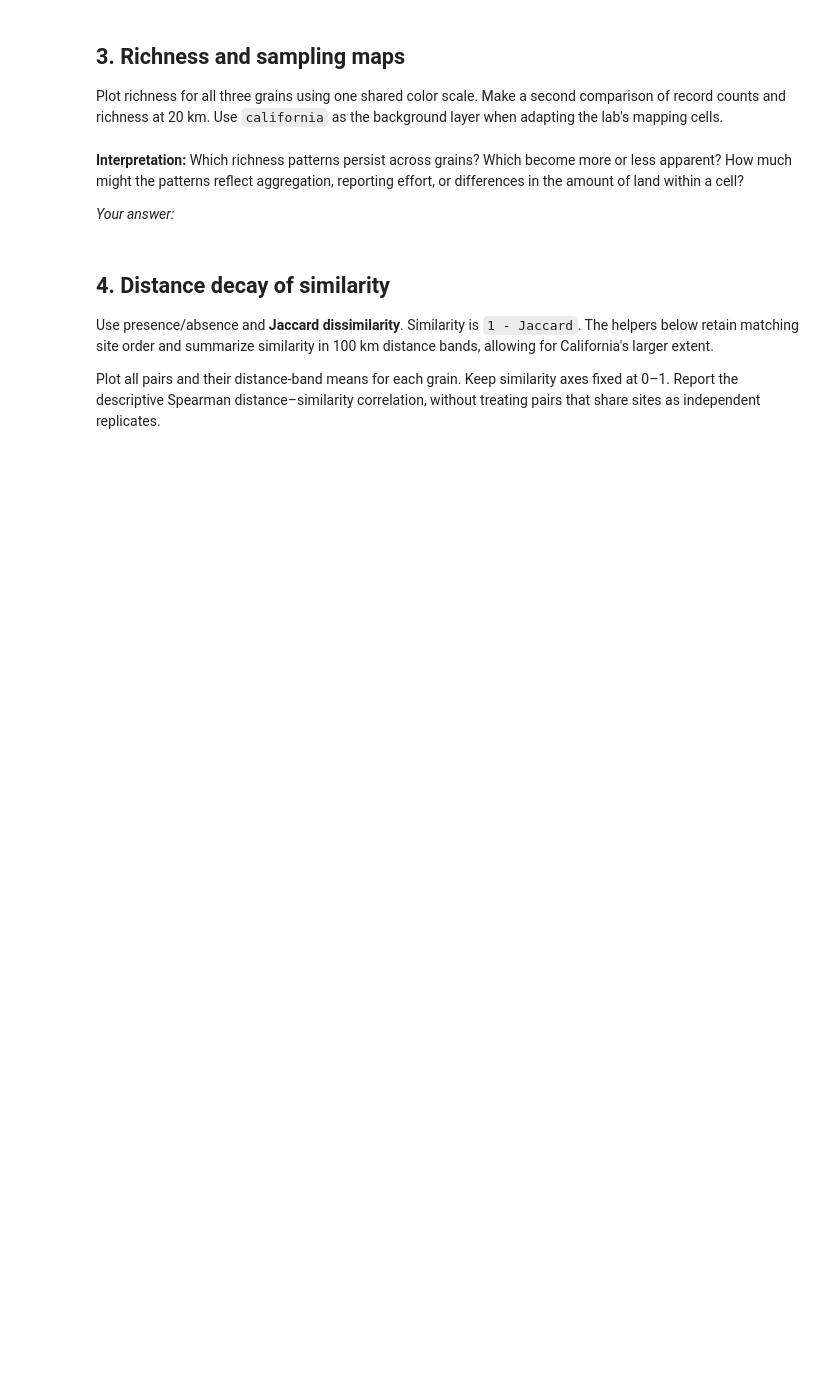
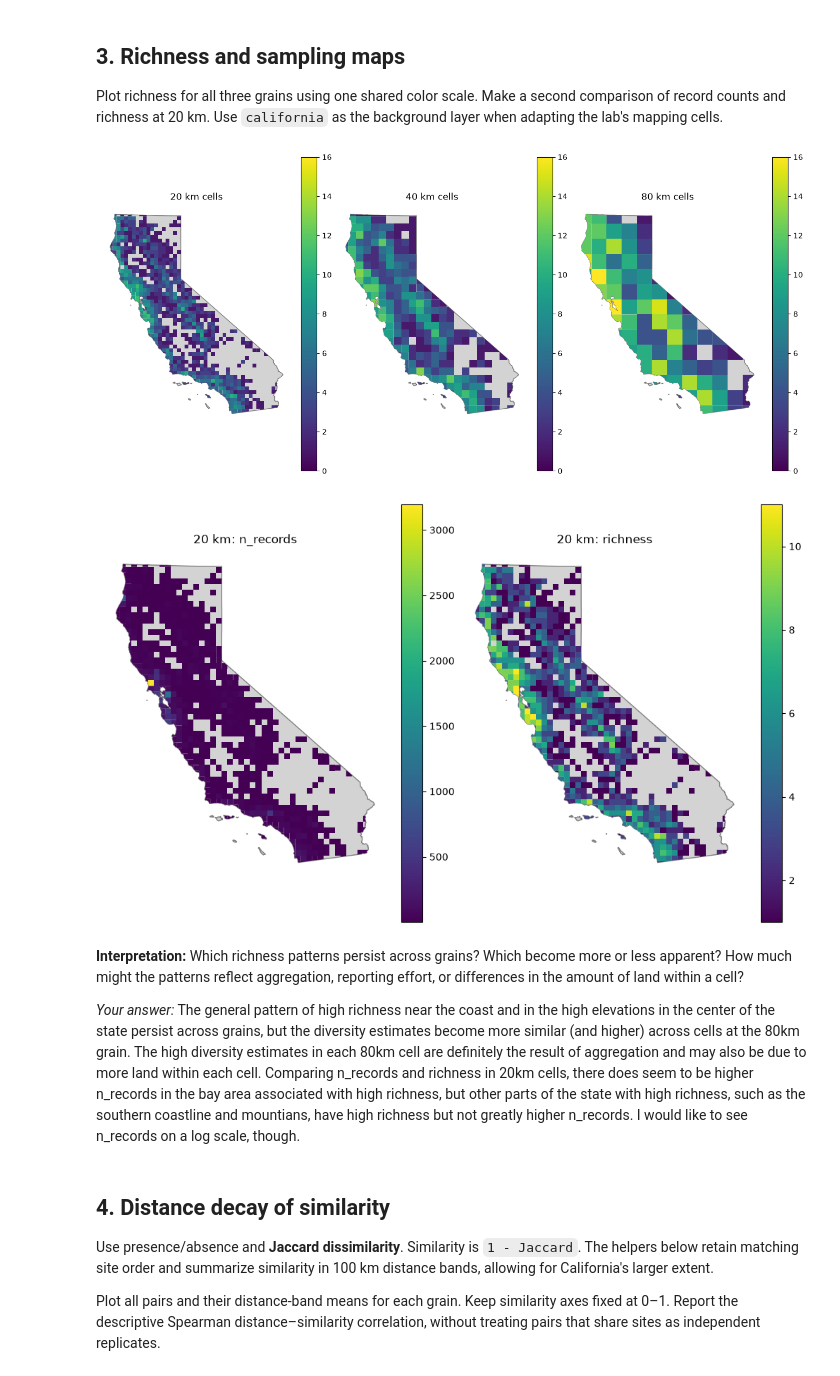
Before and after one commit to elizadstein/BIO597-SpatialBiodiversity, a Jupyter notebook: docs/assignments/Assignment-11-SpatialCommunityComposition.ipynb, the cells around one changed output. Cells and saved outputs as stored; diff of their text form; code cells hidden in the pictures; blank space fills up the shorter version.

```diff
--- a/docs/assignments/Assignment-11-SpatialCommunityComposition.ipynb
+++ b/docs/assignments/Assignment-11-SpatialCommunityComposition.ipynb
@@ -129,6 +200,17 @@ communities = {}
 grain_summary = pd.DataFrame()
 
 # Loop over GRAINS and call grid_communities(grain).
+for grain in GRAINS:
+    sites, community = grid_communities(grain)
 # Store sites_by_grain[grain] and communities[grain], as in Lab11.
+    sites_by_grain[grain] = sites
+    communities[grain] = community
 # Summarize n_sites, n_records, mean_richness, and median_records_per_site.
+    grain_summary.loc[grain, "n_sites"] = len(sites)
+    grain_summary.loc[grain, "n_records"] = sites.n_records.sum()
+    grain_summary.loc[grain, "mean_richness"] = sites.richness.mean()
+    grain_summary.loc[grain, "median_records_per_site"] = sites.n_records.median()
 # Display grain_summary and the first rows of communities[40].
+grain_summary.index.name = "grain_km"
+display(grain_summary)
+display(communities[20].head())
@@ -140,13 +236,34 @@ comparison of record counts and richness at 20 km. Use `california` as the
 background layer when adapting the lab's mapping cells.
 # %%
 # Create and save the three richness maps with a common color scale.
+max_richness = max(sites.richness.max() for sites in sites_by_grain.values())
+fig, axes = plt.subplots(1, 3, figsize=(13, 6), layout="constrained")
+for ax, grain in zip(axes, GRAINS):
+    california.plot(ax=ax, color="lightgray", edgecolor="gray")
+    sites_by_grain[grain].plot(ax=ax, column="richness", cmap="viridis",
+                              vmin=0, vmax=max_richness, legend=True)
+    ax.set_title(f"{grain} km cells")
+    ax.set_axis_off()
+fig.savefig(OUTPUT / "richness_by_grain.png", dpi=150)
+plt.show()
+
 # Compare n_records and richness at 20 km.
+fig, axes = plt.subplots(1, 2, figsize=(10, 6), layout="constrained")
+for ax, column in zip(axes, ["n_records", "richness"]):
+    california.plot(ax=ax, color="lightgray", edgecolor="gray")
+    sites_by_grain[20].plot(ax=ax, column=column, legend=True)
+    ax.set_title(f"20 km: {column}")
+    ax.set_axis_off()
+plt.show()
+# %% [output]
+[figure, added]
+[figure, added]
 # %% [markdown]
 **Interpretation:** Which richness patterns persist across grains? Which become
 more or less apparent? How much might the patterns reflect aggregation,
 reporting effort, or differences in the amount of land within a cell?
 
-*Your answer:*
+*Your answer:* The general pattern of high richness near the coast and in the high elevations in the center of the state persist across grains, but the diversity estimates become more similar (and higher) across cells at the 80km grain. The high diversity estimates in each 80km cell are definitely the result of aggregation and may also be due to more land within each cell. Comparing n_records and richness in 20km cells, there does seem to be higher n_records in the bay area associated with high richness, but other parts of the state with high richness, such as the southern coastline and mountians, have high richness but not greatly higher n_records. I would like to see n_records on a log scale, though.
 # %% [markdown]
 ## 4. Distance decay of similarity
 
```
Also changed, not shown: parts of 18 cells of this notebook.
